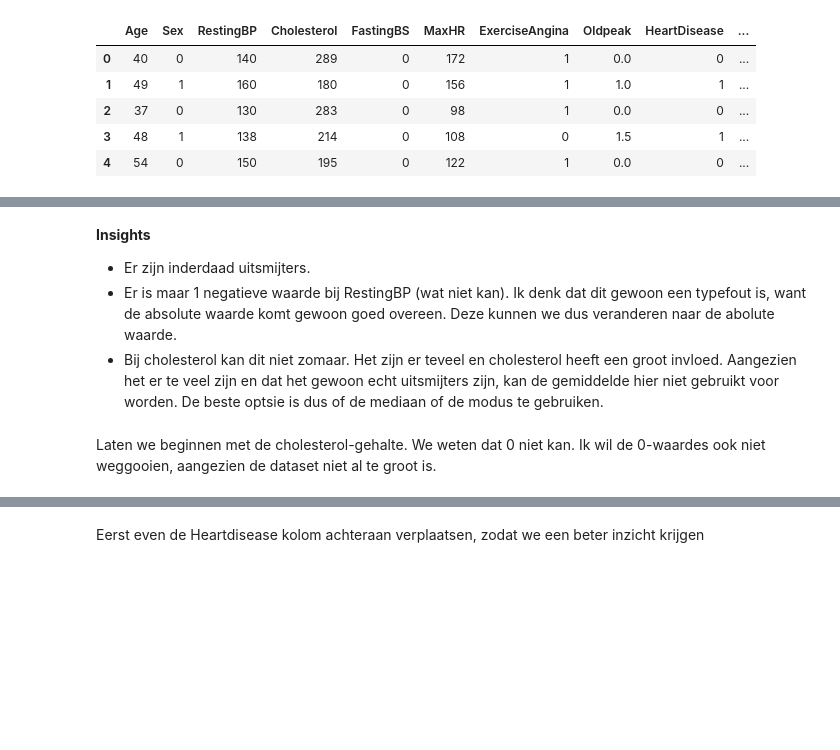
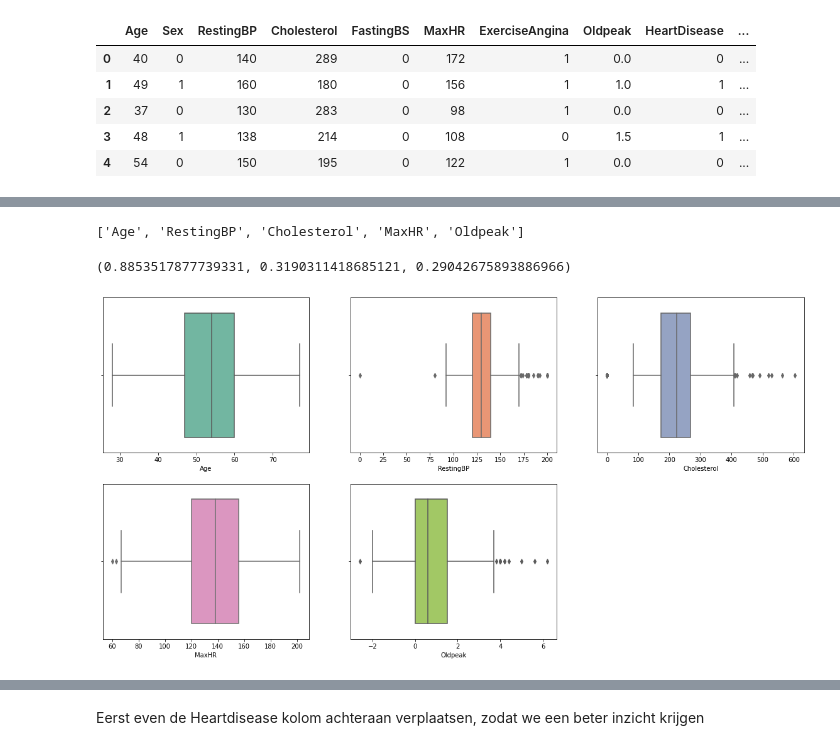
Before and after one commit to Mysurii/Minoi-AAI, a Jupyter notebook: Machine Learning/heart_disease.ipynb, the cells around one changed output, grey strips where cells are left out. Drawn from its saved outputs; the diff is of its cells as text; code cells hidden in the pictures; blank space fills up the shorter version.

```diff
--- a/Machine Learning/heart_disease.ipynb
+++ b/Machine Learning/heart_disease.ipynb
@@ -286,7 +258,8 @@ plt.show()
-# %% [markdown]
-**Insights**
-- Er zijn inderdaad uitsmijters.
-- Er is maar 1 negatieve waarde bij RestingBP (wat niet kan). Ik denk dat dit gewoon een typefout is, want de absolute waarde komt gewoon goed overeen. Deze kunnen we dus veranderen naar de abolute waarde.
-- Bij cholesterol kan dit niet zomaar. Het zijn er teveel en cholesterol heeft een groot invloed. Aangezien het er te veel zijn en dat het gewoon echt uitsmijters zijn, kan de gemiddelde hier niet gebruikt voor worden. De beste optsie is dus of de mediaan of de modus te gebruiken.
-# %% [markdown]
-Laten we beginnen met de cholesterol-gehalte. We weten dat 0 niet kan. Ik wil de 0-waardes ook niet weggooien, aangezien de dataset niet al te groot is.
+# %%
+non_binary_columns = [col for col in data if not np.isin(data[col].unique(), [0, 1]).all()]
+
+non_binary_columns.remove('ChestPainType') # Bevat 0,1,2,3 -> geen binary, wordt wel meegenomen door code
+
+non_binary_columns
+# %% [output]
+['Age', 'RestingBP', 'Cholesterol', 'MaxHR', 'Oldpeak']
@@ -292,0 +272,20 @@ Laten we beginnen met de cholesterol-gehalte. We weten dat 0 niet kan. Ik wil de
+# %%
+color = sns.color_palette("Spectral")[0]
+
+color
+# %% [output]
+(0.8853517877739331, 0.3190311418685121, 0.29042675893886966)
+# %%
+fig, axes = plt.subplots(2, 3)
+# sns.set(style="darkgrid")
+for i, ax in zip(range(len(non_binary_columns)), axes.flat):
+    color = sns.color_palette("Set2")[i]
+    sns.boxplot(data[non_binary_columns[i]], orient='h', ax=ax, color=color)
+    plt.title(non_binary_columns[i])
+
+
+fig.delaxes(axes[1][2])
+fig.set_size_inches(20, 10)
+plt.show()
+# %% [output]
+[figure, added]
```
Also changed, not shown: parts of 133 cells of this notebook.
